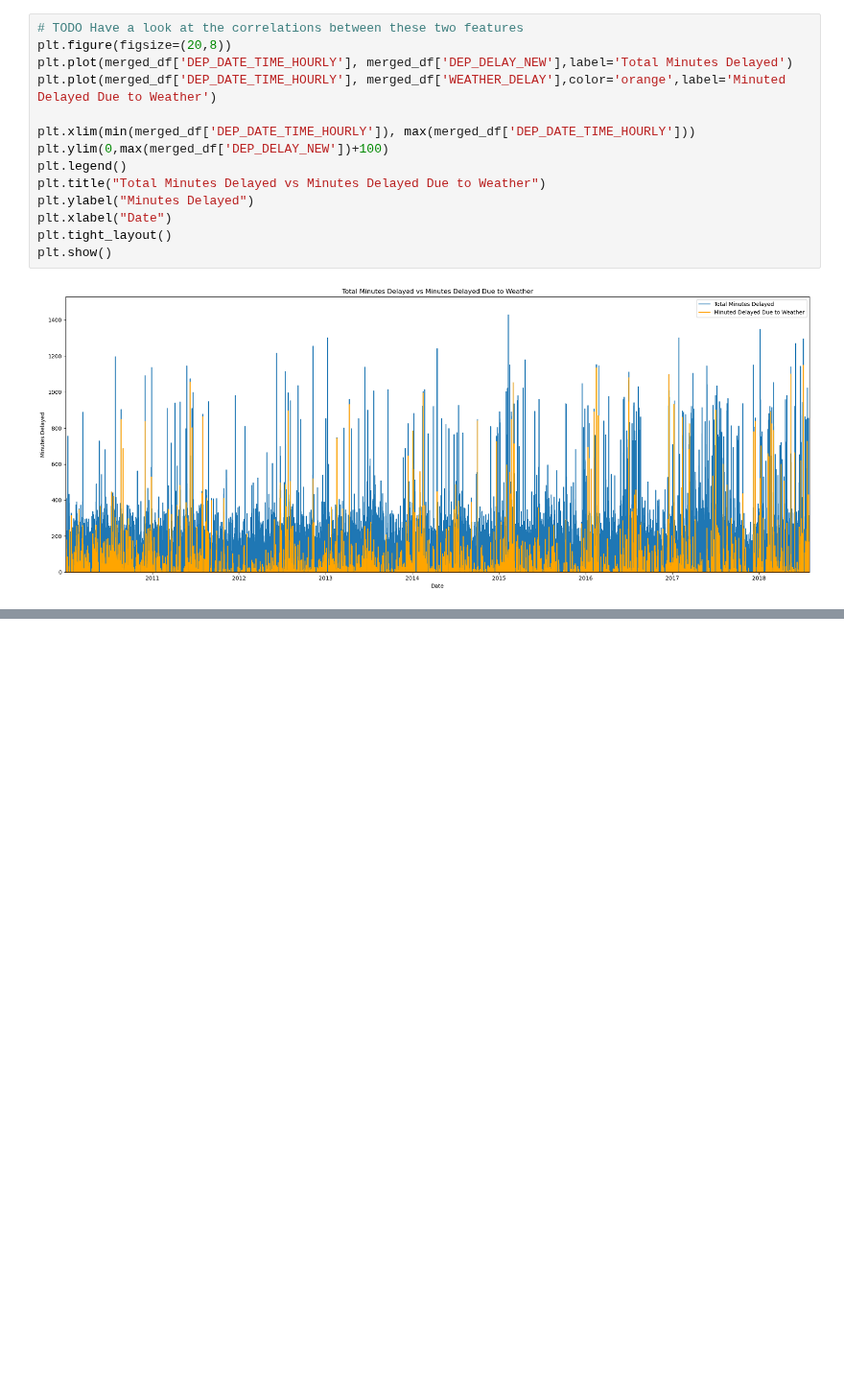
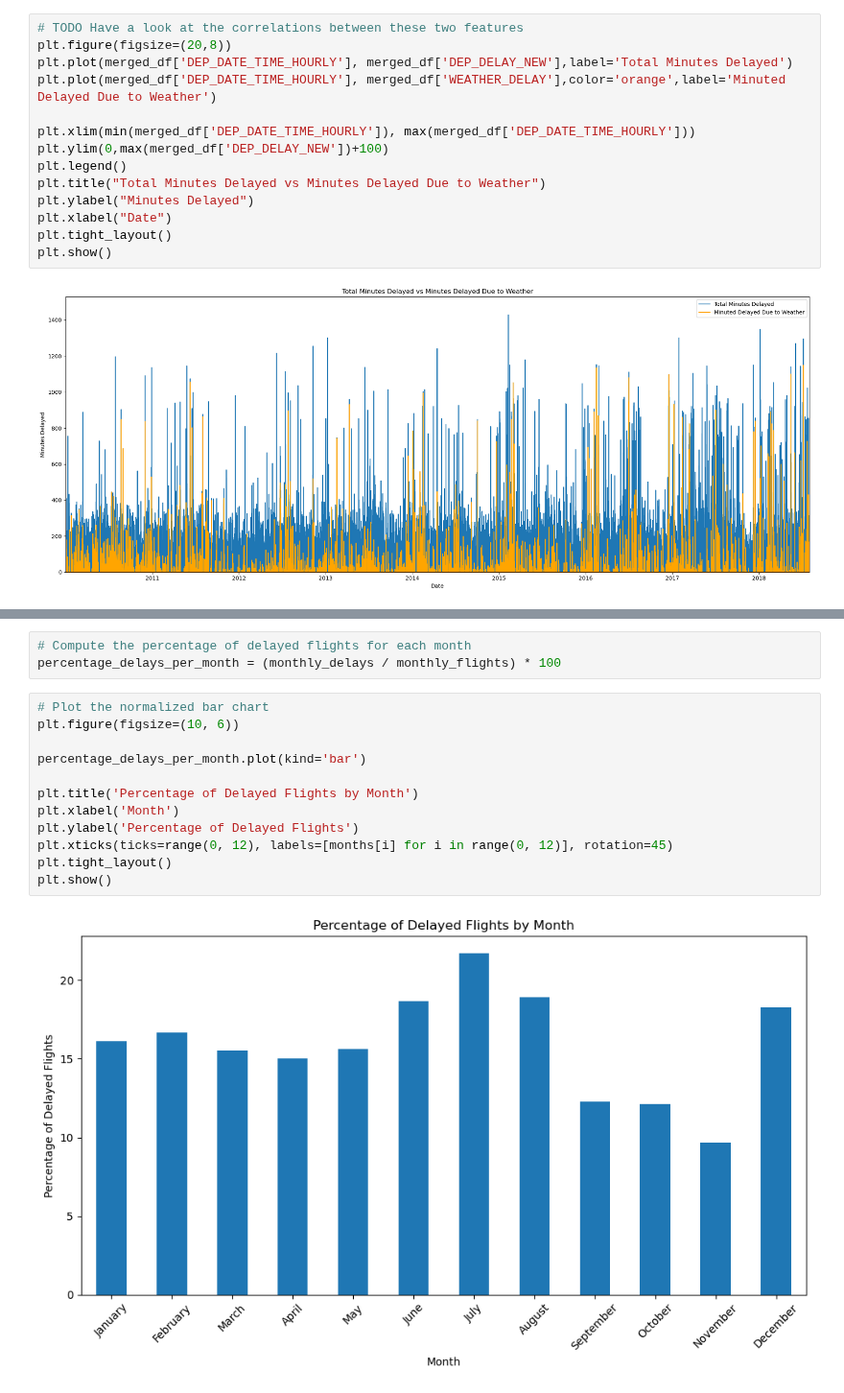
Before and after one commit to craigmiller24/MLP_Project, a Jupyter notebook: Preprocessing.ipynb, the cells around one changed output, grey strips where cells are left out. Shown at 96% size. Cells and saved outputs as stored; diff of their text form; blank space fills up the shorter version.

```diff
--- a/Preprocessing.ipynb
+++ b/Preprocessing.ipynb
@@ -228,0 +304,17 @@ KeyboardInterrupt:
+# %%
+# Compute the percentage of delayed flights for each month
+percentage_delays_per_month = (monthly_delays / monthly_flights) * 100
+# %%
+# Plot the normalized bar chart
+plt.figure(figsize=(10, 6))
+
+percentage_delays_per_month.plot(kind='bar')
+
+plt.title('Percentage of Delayed Flights by Month')
+plt.xlabel('Month')
+plt.ylabel('Percentage of Delayed Flights')
+plt.xticks(ticks=range(0, 12), labels=[months[i] for i in range(0, 12)], rotation=45)
+plt.tight_layout()
+plt.show()
+# %% [output]
+[figure, added]
```
Also changed, not shown: parts of 19 cells of this notebook, 2 other files.
